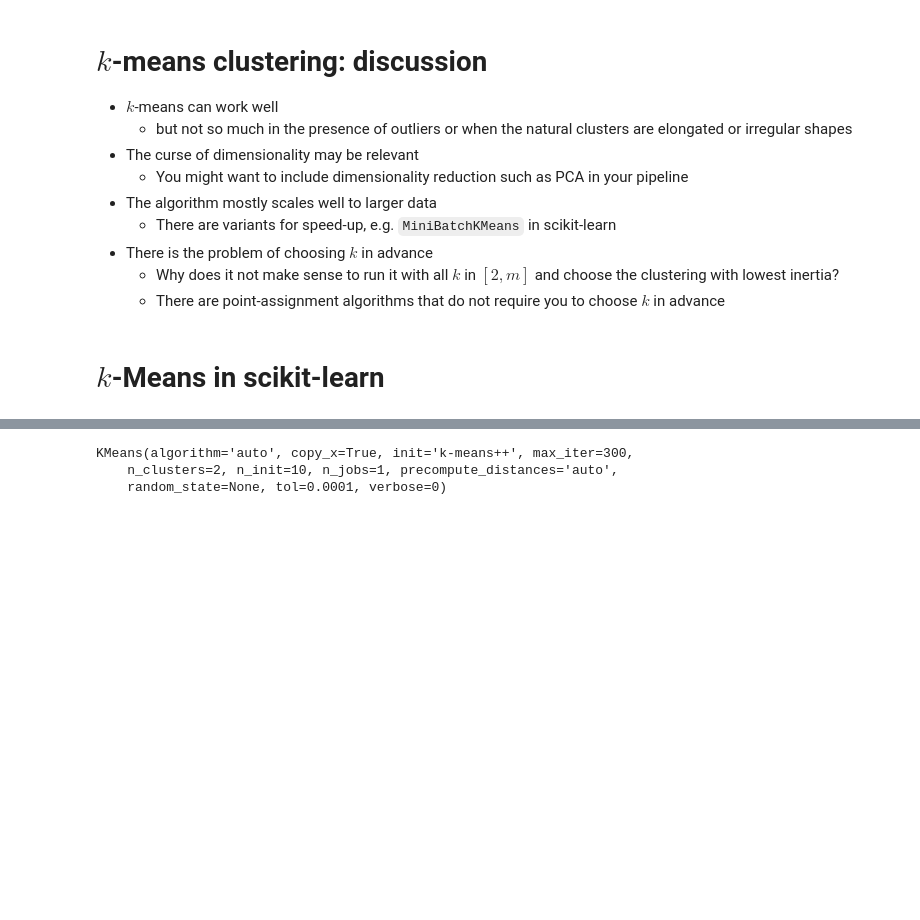
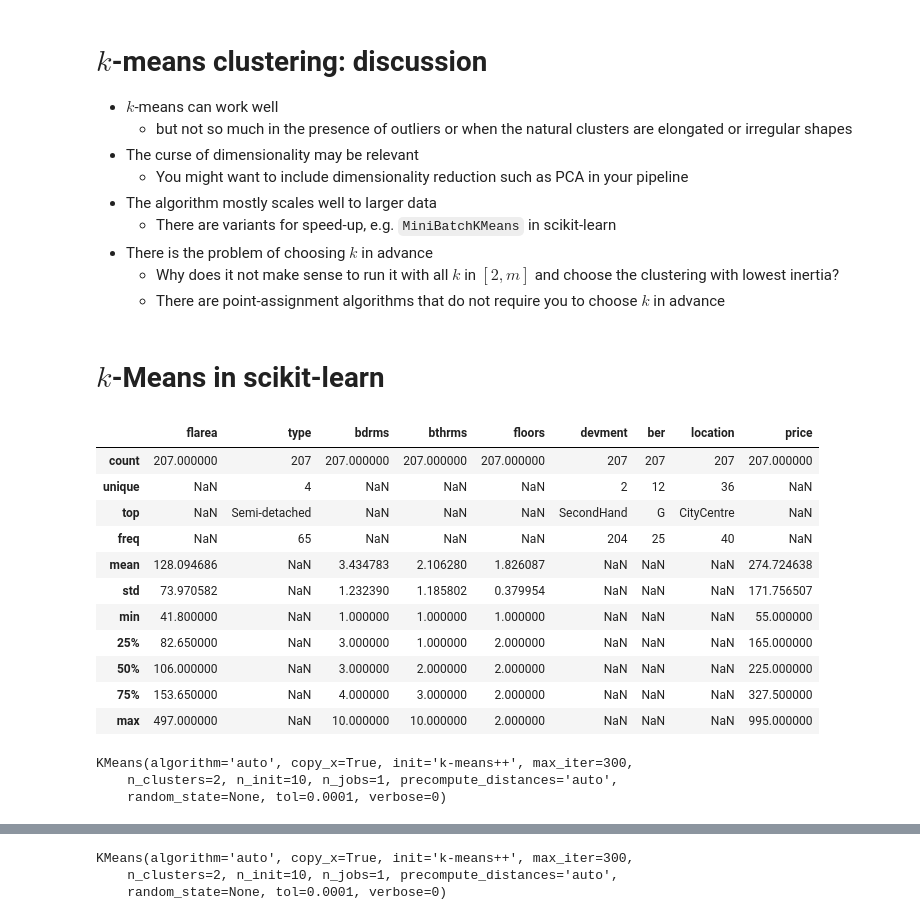
Before and after one commit to acsdavid97/UCC_CS_3yr-1, a Jupyter notebook: AI/resources_lab/CS4618Resources/13_clustering1.ipynb, the cells around one changed output, grey strips where cells are left out. Cells and saved outputs as stored; diff of their text form; code cells hidden in the pictures; blank space fills up the shorter version.

```diff
--- a/AI/resources_lab/CS4618Resources/13_clustering1.ipynb
+++ b/AI/resources_lab/CS4618Resources/13_clustering1.ipynb
@@ -386,0 +384,16 @@ df = pd.read_csv("datasets/dataset_corkA.csv")
+# %%
+df = pd.read_csv("datasets/dataset_corkA.csv")
+df.describe(include="all")
+# %% [output]
+|  | flarea | type | bdrms | bthrms | floors | devment | ber | location | price |
+| count | 207.000000 | 207 | 207.000000 | 207.000000 | 207.000000 | 207 | 207 | 207 | 207.000000 |
+| unique | NaN | 4 | NaN | NaN | NaN | 2 | 12 | 36 | NaN |
+| top | NaN | Semi-detached | NaN | NaN | NaN | SecondHand | G | CityCentre | NaN |
+| freq | NaN | 65 | NaN | NaN | NaN | 204 | 25 | 40 | NaN |
+| mean | 128.094686 | NaN | 3.434783 | 2.106280 | 1.826087 | NaN | NaN | NaN | 274.724638 |
+| std | 73.970582 | NaN | 1.232390 | 1.185802 | 0.379954 | NaN | NaN | NaN | 171.756507 |
+| min | 41.800000 | NaN | 1.000000 | 1.000000 | 1.000000 | NaN | NaN | NaN | 55.000000 |
+| 25% | 82.650000 | NaN | 3.000000 | 1.000000 | 2.000000 | NaN | NaN | NaN | 165.000000 |
+| 50% | 106.000000 | NaN | 3.000000 | 2.000000 | 2.000000 | NaN | NaN | NaN | 225.000000 |
+| 75% | 153.650000 | NaN | 4.000000 | 3.000000 | 2.000000 | NaN | NaN | NaN | 327.500000 |
+| max | 497.000000 | NaN | 10.000000 | 10.000000 | 2.000000 | NaN | NaN | NaN | 995.000000 |
@@ -386,0 +423,8 @@ df = pd.read_csv("datasets/dataset_corkA.csv")
+# %%
+k = 2
+kmeans = KMeans(n_clusters=k)
+kmeans.fit(X)
+# %% [output]
+KMeans(algorithm='auto', copy_x=True, init='k-means++', max_iter=300,
+    n_clusters=2, n_init=10, n_jobs=1, precompute_distances='auto',
+    random_state=None, tol=0.0001, verbose=0)
```
Also changed, not shown: parts of 5 cells of this notebook, 32 other files.
